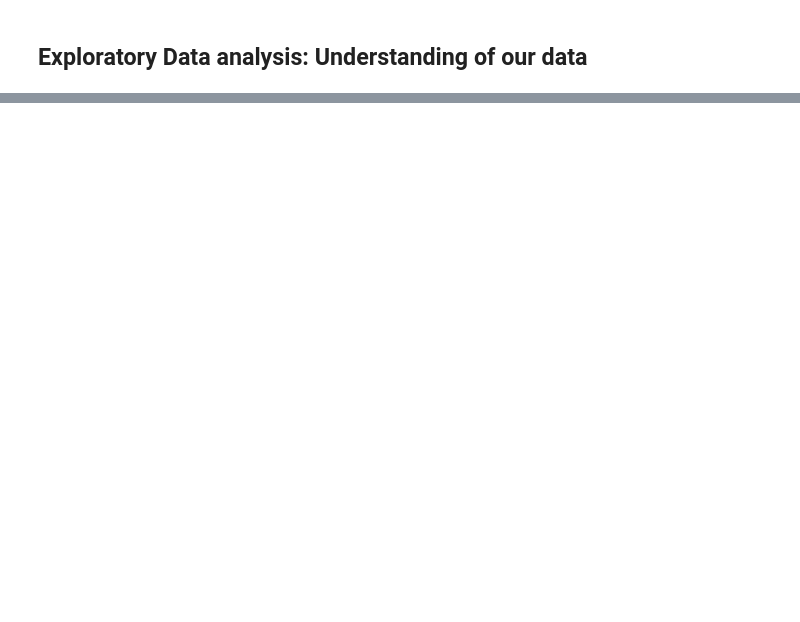
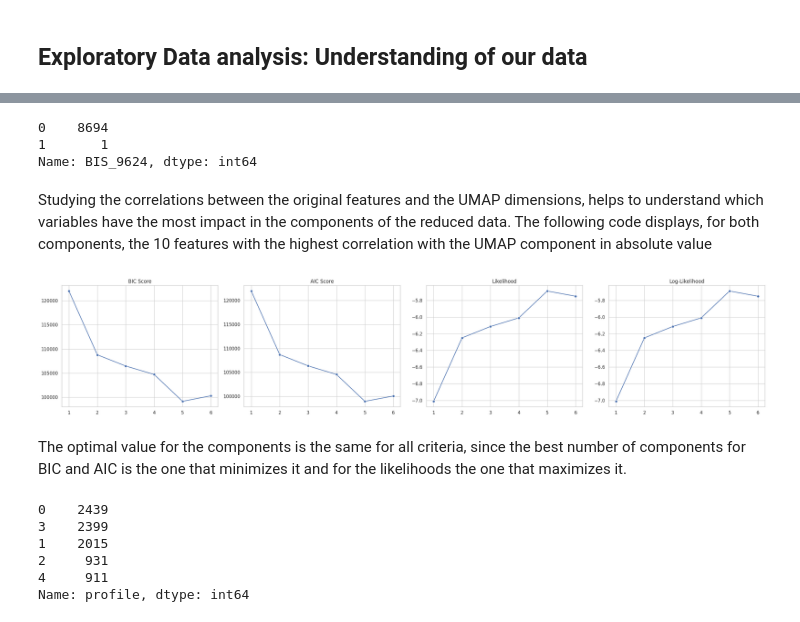
Before and after one commit to mrjorgeparr/ML-in-healthcare, a Jupyter notebook: Final project/Final_project.ipynb, the cells around one changed output, grey strips where cells are left out. Cells and saved outputs as stored; diff of their text form; code cells hidden in the pictures; blank space fills up the shorter version.

```diff
--- a/Final project/Final_project.ipynb
+++ b/Final project/Final_project.ipynb
@@ -126,0 +107,3 @@ data[BIS]
+# %%
+# reading feature subset
+df = pd.read_csv('Eureca2.0.csv')
@@ -126,0 +187,9 @@ data[BIS]
+# %%
+# Identify string columns
+string_columns = df.select_dtypes(include=['object']).columns
+
+# Encode string columns using dummy variables
+df_encoded = pd.get_dummies(df, columns=string_columns, drop_first=True)
+
+# saving encoded version
+df_encoded.to_csv('Eureca2.0_embed.csv')
@@ -126,0 +200,12 @@ data[BIS]
+# %%
+df_encoded['BIS_9624'].value_counts()
+# %% [output]
+0    8694
+1       1
+Name: BIS_9624, dtype: int64
+# %%
+# df_encoded = pd.read_csv('Eureca2.0_embed.csv')
+reducer = ump.UMAP()
+embeddings = reducer.fit_transform(df_encoded)
+# %% [markdown]
+Studying the correlations between the original features and the UMAP dimensions, helps to understand which variables have the most impact in the components of the reduced data. The following code displays, for both components, the 10 features with the highest correlation with the UMAP component in absolute value
@@ -126,0 +266,38 @@ data[BIS]
+# %%
+plt.figure(figsize=(25, 5))
+
+# BIC Plot
+plt.subplot(1, 4, 1)
+sns.lineplot(x=ks, y=bics, marker='o')
+plt.title('BIC Score')
+
+# AIC Plot
+plt.subplot(1, 4, 2)
+sns.lineplot(x=ks, y=aics, marker='o')
+plt.title('AIC Score')
+
+# Likelihood Plot
+plt.subplot(1, 4, 3)
+sns.lineplot(x=ks, y=ls, marker='o')
+plt.title('Likelihood')
+
+# Log-Likelihood Plot
+plt.subplot(1, 4, 4)
+sns.lineplot(x=ks, y=lls, marker='o')
+plt.title('Log-Likelihood')
+
+plt.tight_layout()
+plt.show()
+# %% [output]
+[figure, added]
+# %% [markdown]
+The optimal value for the components is the same for all criteria, since the best number of components for BIC and AIC is the one that minimizes it and for the likelihoods the one that maximizes it.
+# %%
+dfr['profile'].value_counts()
+# %% [output]
+0    2439
+3    2399
+1    2015
+2     931
+4     911
+Name: profile, dtype: int64
```
Also changed, not shown: parts of 36 cells of this notebook.
